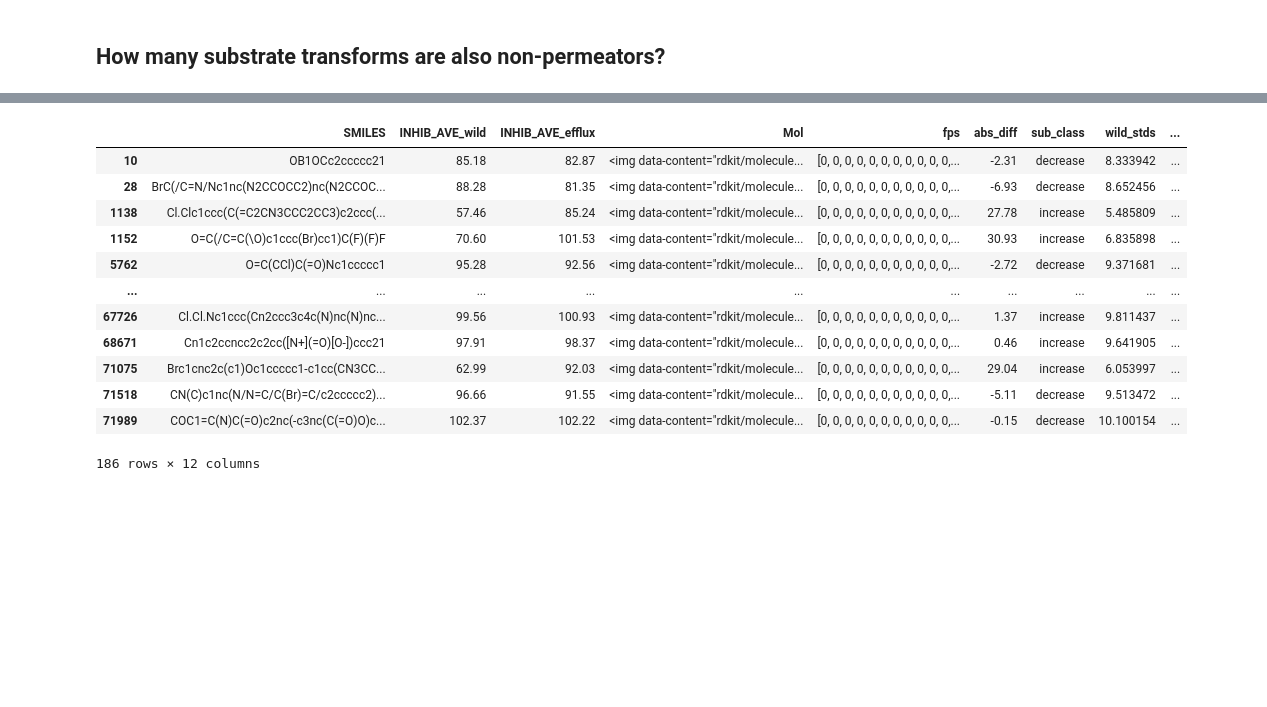
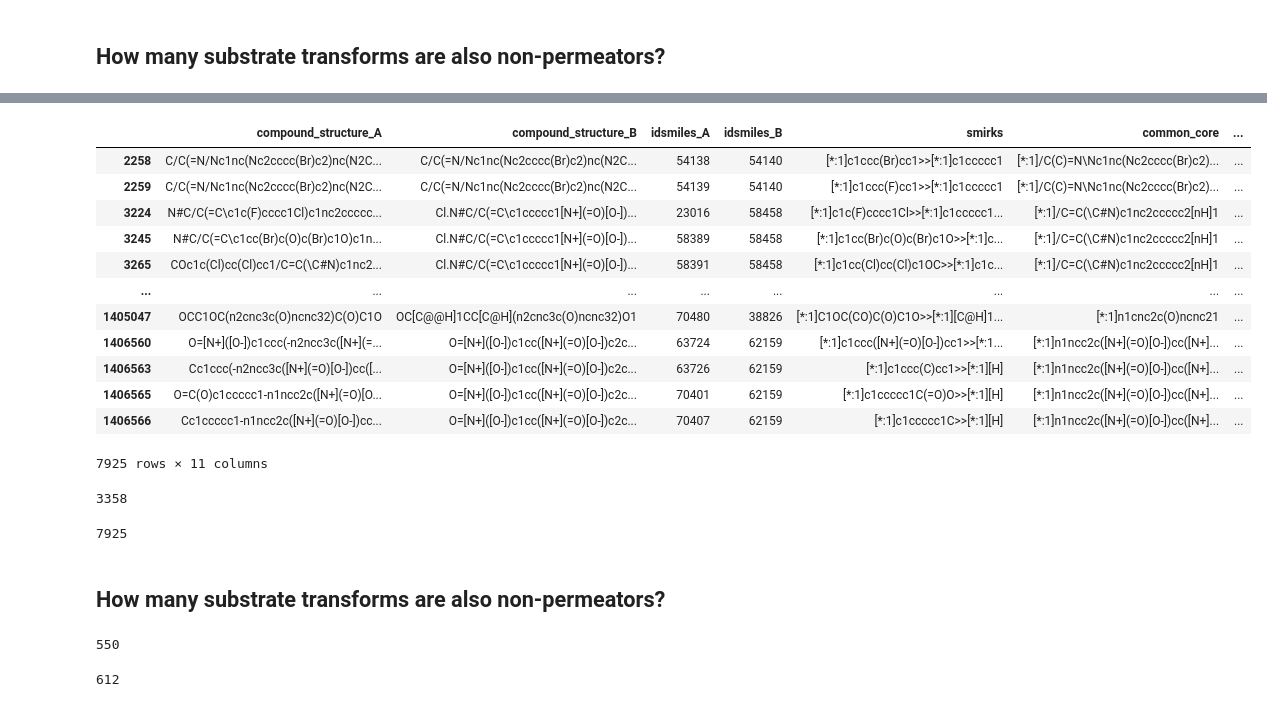
Before and after one commit to domgurvic/co_add_efflux, a Jupyter notebook: co_add/pore_transforms.ipynb, the cells around one changed output, grey strips where cells are left out. Saved outputs shown, nothing was run; the diff lists cells and outputs as text; code cells hidden in the pictures; blank space fills up the shorter version.

```diff
--- a/co_add/pore_transforms.ipynb
+++ b/co_add/pore_transforms.ipynb
@@ -211,13 +233,13 @@ om_permeable
 | 79368 | FC(F)(F)c1nc2c(Cl)cc(Cl)cc2[nH]1 | 44.20 | 103.07 | <img data-content="rdkit/molecule... | 4.240294 | 6.951283 | active | active | ... |
 221 rows × 9 columns
 # %%
-om_permeating['SMILES'] = om_permeable['SMILES'].apply(Chem.CanonSmiles)
+om_permeating['SMILES'] = om_permeating['SMILES'].apply(Chem.CanonSmiles)
 
-om_non_permeating['SMILES'] = om_impermeable['SMILES'].apply(Chem.CanonSmiles)
+om_non_permeating['SMILES'] = om_non_permeating['SMILES'].apply(Chem.CanonSmiles)
 
 om_inactive['SMILES'] = om_inactive['SMILES'].apply(Chem.CanonSmiles)
 
-substrate_transforms['compound_structure_A'] = substrate_transforms['compound_structure_A'].apply(Chem.CanonSmiles)
+# substrate_transforms['compound_structure_A'] = substrate_transforms['compound_structure_A'].apply(Chem.CanonSmiles)
 # %% [output]
 A value is trying to be set on a copy of a slice from a DataFrame.
 Try using .loc[row_indexer,col_indexer] = value instead
@@ -357,16 +352,34 @@ efflux_substrate[efflux_substrate['SMILES'].isin(om_impermeable.SMILES)]
-# %%
-efflux_evader[efflux_evader['SMILES'].isin(om_permeable.SMILES)]
-# %% [output]
-|  | SMILES | INHIB_AVE_wild | INHIB_AVE_efflux | Mol | fps | abs_diff | sub_class | wild_stds | ... |
-| 10 | OB1OCc2ccccc21 | 85.18 | 82.87 | <img data-content="rdkit/molecule... | [0, 0, 0, 0, 0, 0, 0, 0, 0, 0, 0,... | -2.31 | decrease | 8.333942 | ... |
-| 28 | BrC(/C=N/Nc1nc(N2CCOCC2)nc(N2CCOC... | 88.28 | 81.35 | <img data-content="rdkit/molecule... | [0, 0, 0, 0, 0, 0, 0, 0, 0, 0, 0,... | -6.93 | decrease | 8.652456 | ... |
-| 1138 | Cl.Clc1ccc(C(=C2CN3CCC2CC3)c2ccc(... | 57.46 | 85.24 | <img data-content="rdkit/molecule... | [0, 0, 0, 0, 0, 0, 0, 0, 0, 0, 0,... | 27.78 | increase | 5.485809 | ... |
-| 1152 | O=C(/C=C(\O)c1ccc(Br)cc1)C(F)(F)F | 70.60 | 101.53 | <img data-content="rdkit/molecule... | [0, 0, 0, 0, 0, 0, 0, 0, 0, 0, 0,... | 30.93 | increase | 6.835898 | ... |
-| 5762 | O=C(CCl)C(=O)Nc1ccccc1 | 95.28 | 92.56 | <img data-content="rdkit/molecule... | [0, 0, 0, 0, 0, 0, 0, 0, 0, 0, 0,... | -2.72 | decrease | 9.371681 | ... |
-| ... | ... | ... | ... | ... | ... | ... | ... | ... | ... |
-| 67726 | Cl.Cl.Nc1ccc(Cn2ccc3c4c(N)nc(N)nc... | 99.56 | 100.93 | <img data-content="rdkit/molecule... | [0, 0, 0, 0, 0, 0, 0, 0, 0, 0, 0,... | 1.37 | increase | 9.811437 | ... |
-| 68671 | Cn1c2ccncc2c2cc([N+](=O)[O-])ccc21 | 97.91 | 98.37 | <img data-content="rdkit/molecule... | [0, 0, 0, 0, 0, 0, 0, 0, 0, 0, 0,... | 0.46 | increase | 9.641905 | ... |
-| 71075 | Brc1cnc2c(c1)Oc1ccccc1-c1cc(CN3CC... | 62.99 | 92.03 | <img data-content="rdkit/molecule... | [0, 0, 0, 0, 0, 0, 0, 0, 0, 0, 0,... | 29.04 | increase | 6.053997 | ... |
-| 71518 | CN(C)c1nc(N/N=C/C(Br)=C/c2ccccc2)... | 96.66 | 91.55 | <img data-content="rdkit/molecule... | [0, 0, 0, 0, 0, 0, 0, 0, 0, 0, 0,... | -5.11 | decrease | 9.513472 | ... |
-| 71989 | COC1=C(N)C(=O)c2nc(-c3nc(C(=O)O)c... | 102.37 | 102.22 | <img data-content="rdkit/molecule... | [0, 0, 0, 0, 0, 0, 0, 0, 0, 0, 0,... | -0.15 | decrease | 10.100154 | ... |
-186 rows × 12 columns
+# %%
+substrate_transforms
+# %% [output]
+|  | compound_structure_A | compound_structure_B | idsmiles_A | idsmiles_B | smirks | common_core | ... |
+| 2258 | C/C(=N/Nc1nc(Nc2cccc(Br)c2)nc(N2C... | C/C(=N/Nc1nc(Nc2cccc(Br)c2)nc(N2C... | 54138 | 54140 | [*:1]c1ccc(Br)cc1>>[*:1]c1ccccc1 | [*:1]/C(C)=N\Nc1nc(Nc2cccc(Br)c2)... | ... |
+| 2259 | C/C(=N/Nc1nc(Nc2cccc(Br)c2)nc(N2C... | C/C(=N/Nc1nc(Nc2cccc(Br)c2)nc(N2C... | 54139 | 54140 | [*:1]c1ccc(F)cc1>>[*:1]c1ccccc1 | [*:1]/C(C)=N\Nc1nc(Nc2cccc(Br)c2)... | ... |
+| 3224 | N#C/C(=C\c1c(F)cccc1Cl)c1nc2ccccc... | Cl.N#C/C(=C\c1ccccc1[N+](=O)[O-])... | 23016 | 58458 | [*:1]c1c(F)cccc1Cl>>[*:1]c1ccccc1... | [*:1]/C=C(\C#N)c1nc2ccccc2[nH]1 | ... |
+| 3245 | N#C/C(=C\c1cc(Br)c(O)c(Br)c1O)c1n... | Cl.N#C/C(=C\c1ccccc1[N+](=O)[O-])... | 58389 | 58458 | [*:1]c1cc(Br)c(O)c(Br)c1O>>[*:1]c... | [*:1]/C=C(\C#N)c1nc2ccccc2[nH]1 | ... |
+| 3265 | COc1c(Cl)cc(Cl)cc1/C=C(\C#N)c1nc2... | Cl.N#C/C(=C\c1ccccc1[N+](=O)[O-])... | 58391 | 58458 | [*:1]c1cc(Cl)cc(Cl)c1OC>>[*:1]c1c... | [*:1]/C=C(\C#N)c1nc2ccccc2[nH]1 | ... |
+| ... | ... | ... | ... | ... | ... | ... | ... |
+| 1405047 | OCC1OC(n2cnc3c(O)ncnc32)C(O)C1O | OC[C@@H]1CC[C@H](n2cnc3c(O)ncnc32)O1 | 70480 | 38826 | [*:1]C1OC(CO)C(O)C1O>>[*:1][C@H]1... | [*:1]n1cnc2c(O)ncnc21 | ... |
+| 1406560 | O=[N+]([O-])c1ccc(-n2ncc3c([N+](=... | O=[N+]([O-])c1cc([N+](=O)[O-])c2c... | 63724 | 62159 | [*:1]c1ccc([N+](=O)[O-])cc1>>[*:1... | [*:1]n1ncc2c([N+](=O)[O-])cc([N+]... | ... |
+| 1406563 | Cc1ccc(-n2ncc3c([N+](=O)[O-])cc([... | O=[N+]([O-])c1cc([N+](=O)[O-])c2c... | 63726 | 62159 | [*:1]c1ccc(C)cc1>>[*:1][H] | [*:1]n1ncc2c([N+](=O)[O-])cc([N+]... | ... |
+| 1406565 | O=C(O)c1ccccc1-n1ncc2c([N+](=O)[O... | O=[N+]([O-])c1cc([N+](=O)[O-])c2c... | 70401 | 62159 | [*:1]c1ccccc1C(=O)O>>[*:1][H] | [*:1]n1ncc2c([N+](=O)[O-])cc([N+]... | ... |
+| 1406566 | Cc1ccccc1-n1ncc2c([N+](=O)[O-])cc... | O=[N+]([O-])c1cc([N+](=O)[O-])c2c... | 70407 | 62159 | [*:1]c1ccccc1C>>[*:1][H] | [*:1]n1ncc2c([N+](=O)[O-])cc([N+]... | ... |
+7925 rows × 11 columns
+# %%
+len(substrate_transforms[substrate_transforms['compound_structure_B'].isin(om_non_permeating['SMILES'])])
+# %% [output]
+3358
+# %%
+len(substrate_transforms)
+# %% [output]
+7925
+# %% [markdown]
+## How many substrate transforms are also non-permeators?
+# %%
+len(evader_transforms[evader_transforms['compound_structure_B'].isin(om_permeating['SMILES'])])
+# %% [output]
+550
+# %%
+len(evader_transforms)
+# %% [output]
+612
```
Also changed, not shown: parts of 11 cells of this notebook, 1 other file.
